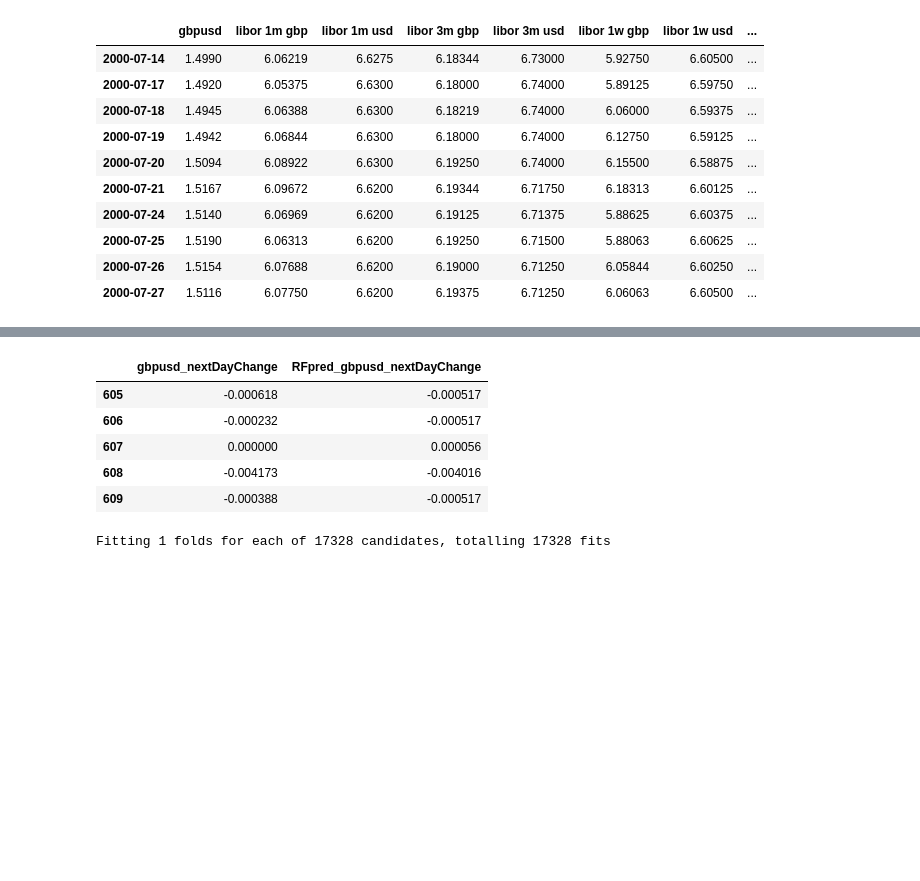
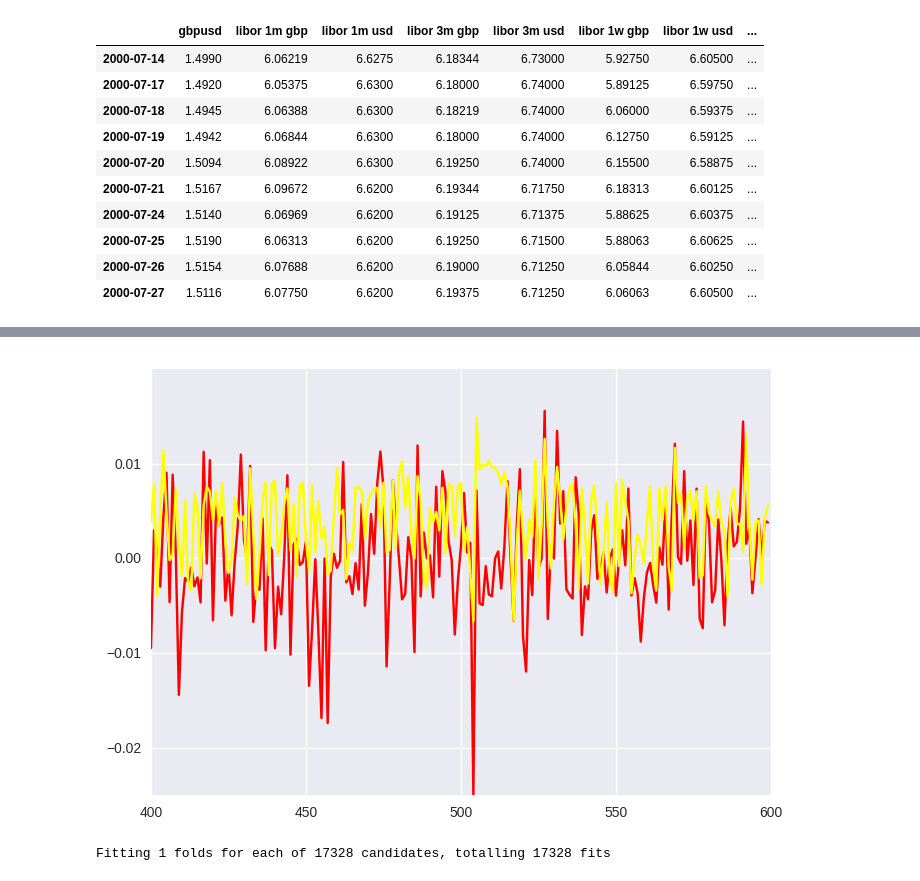
Before and after one commit to giobignardi/cip, a Jupyter notebook: script_CIP.ipynb, the cells around one changed output, grey strips where cells are left out. Saved outputs shown, nothing was run; the diff lists cells and outputs as text; code cells hidden in the pictures; blank space fills up the shorter version.

```diff
--- a/script_CIP.ipynb
+++ b/script_CIP.ipynb
@@ -152,12 +623,12 @@ gbpusd.predictions.head()
-# %%
-gbpusd.predictions.tail()
-# %% [output]
-|  | gbpusd_nextDayChange | RFpred_gbpusd_nextDayChange |
-| 605 | -0.000618 | -0.000517 |
-| 606 | -0.000232 | -0.000517 |
-| 607 | 0.000000 | 0.000056 |
-| 608 | -0.004173 | -0.004016 |
-| 609 | -0.000388 | -0.000517 |
+# %%
+import matplotlib.pyplot as plt
+
+plt.figure(dpi=80,edgecolor='w',facecolor='w')
+plt.plot(gbpusd.predictions[400:600].index, gbpusd.predictions[400:600]['gbpusd_nextDayChange'],color='red')
+plt.plot(gbpusd.predictions[400:600].index, gbpusd.predictions[400:600]['RFpred_gbpusd_nextDayChange'],color='yellow')
+plt.show()
+# %% [output]
+[figure, added]
 # %%
 eurusd.apply_RandomForestReg()
 # %% [output]
```
Also changed, not shown: parts of 25 cells of this notebook, 1 other file.
